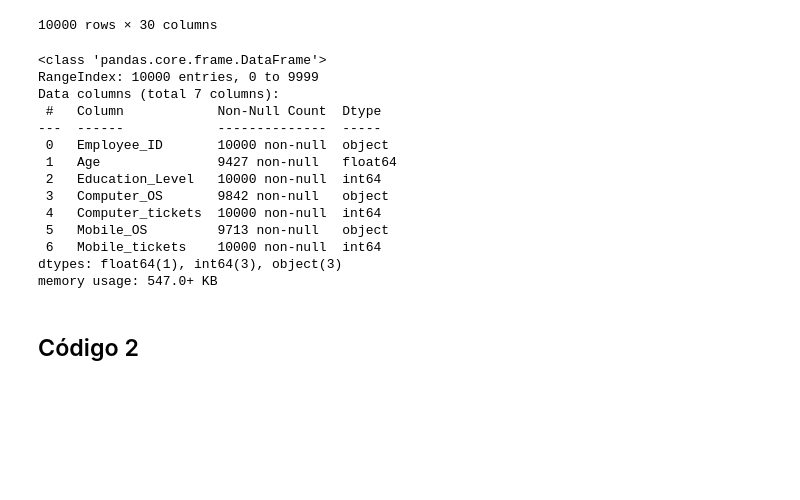
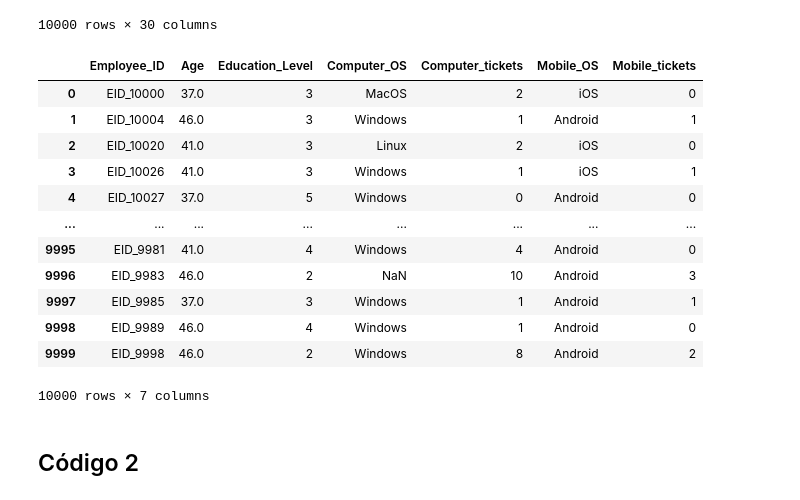
Before and after one commit to jcml002/Reto6, a Jupyter notebook: DS_JCML_RETO.ipynb, the cells around one changed output. Saved outputs shown, nothing was run; the diff lists cells and outputs as text; code cells hidden in the pictures; blank space fills up the shorter version.

```diff
--- a/DS_JCML_RETO.ipynb
+++ b/DS_JCML_RETO.ipynb
@@ -48,33 +48,34 @@ df_concat
 # %%
 
 #df_concat.info()
 
 # Seleccionar columnas
 columnas_a_mantener = ['Employee_ID','Age','Education_Level',' Computer_OS',' Computer_tickets',' Mobile_OS',' Mobile_tickets']
 df_final = df_concat[columnas_a_mantener]
 
+#renombra columnas (elimina los espacios)
 df_final = df_final.rename(columns={' Computer_OS': 'Computer_OS',
                                     ' Computer_tickets': 'Computer_tickets',
                                     ' Mobile_OS': 'Mobile_OS',
                                     ' Mobile_tickets' : 'Mobile_tickets'})
 
 
-df_final.info()
+#df_final.info()
+df_final
 # %% [output]
+|  | Employee_ID | Age | Education_Level | Computer_OS | Computer_tickets | Mobile_OS | Mobile_tickets |
+| 0 | EID_10000 | 37.0 | 3 | MacOS | 2 | iOS | 0 |
+| 1 | EID_10004 | 46.0 | 3 | Windows | 1 | Android | 1 |
+| 2 | EID_10020 | 41.0 | 3 | Linux | 2 | iOS | 0 |
+| 3 | EID_10026 | 41.0 | 3 | Windows | 1 | iOS | 1 |
+| 4 | EID_10027 | 37.0 | 5 | Windows | 0 | Android | 0 |
+| ... | ... | ... | ... | ... | ... | ... | ... |
+| 9995 | EID_9981 | 41.0 | 4 | Windows | 4 | Android | 0 |
+| 9996 | EID_9983 | 46.0 | 2 | NaN | 10 | Android | 3 |
+| 9997 | EID_9985 | 37.0 | 3 | Windows | 1 | Android | 1 |
+| 9998 | EID_9989 | 46.0 | 4 | Windows | 1 | Android | 0 |
+| 9999 | EID_9998 | 46.0 | 2 | Windows | 8 | Android | 2 |
-<class 'pandas.core.frame.DataFrame'>
-RangeIndex: 10000 entries, 0 to 9999
-Data columns (total 7 columns):
- #   Column            Non-Null Count  Dtype
----  ------            --------------  -----
- 0   Employee_ID       10000 non-null  object
- 1   Age               9427 non-null   float64
- 2   Education_Level   10000 non-null  int64
- 3   Computer_OS       9842 non-null   object
- 4   Computer_tickets  10000 non-null  int64
- 5   Mobile_OS         9713 non-null   object
- 6   Mobile_tickets    10000 non-null  int64
-dtypes: float64(1), int64(3), object(3)
-memory usage: 547.0+ KB
+10000 rows × 7 columns
 # %% [markdown]
 ## Código 2
 # %%
```
Also changed, not shown: parts of 1 cell of this notebook.
